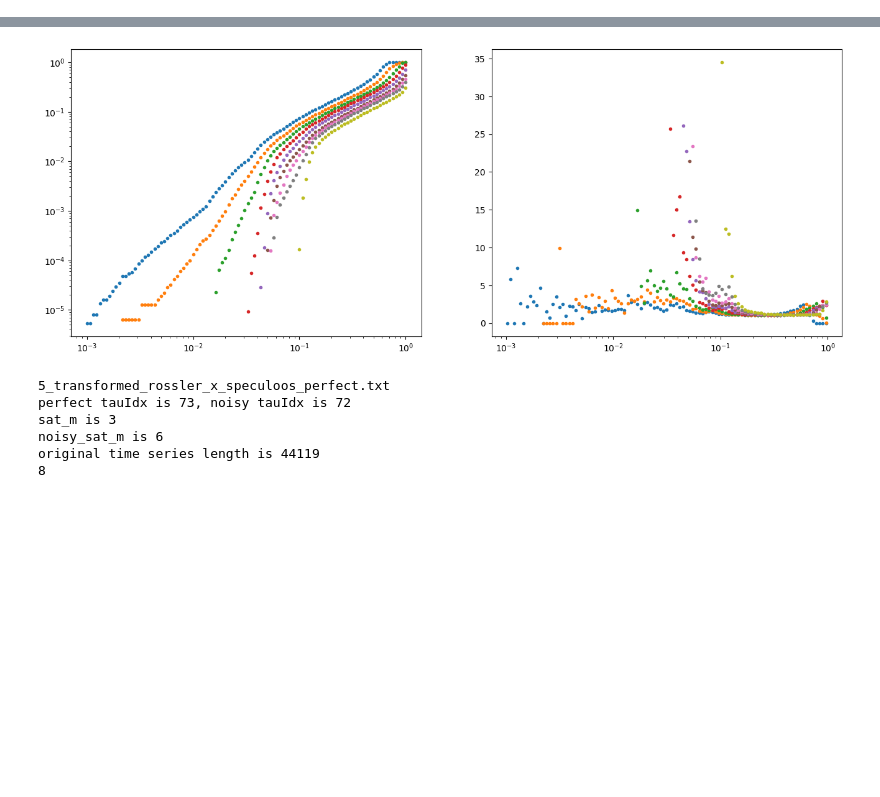
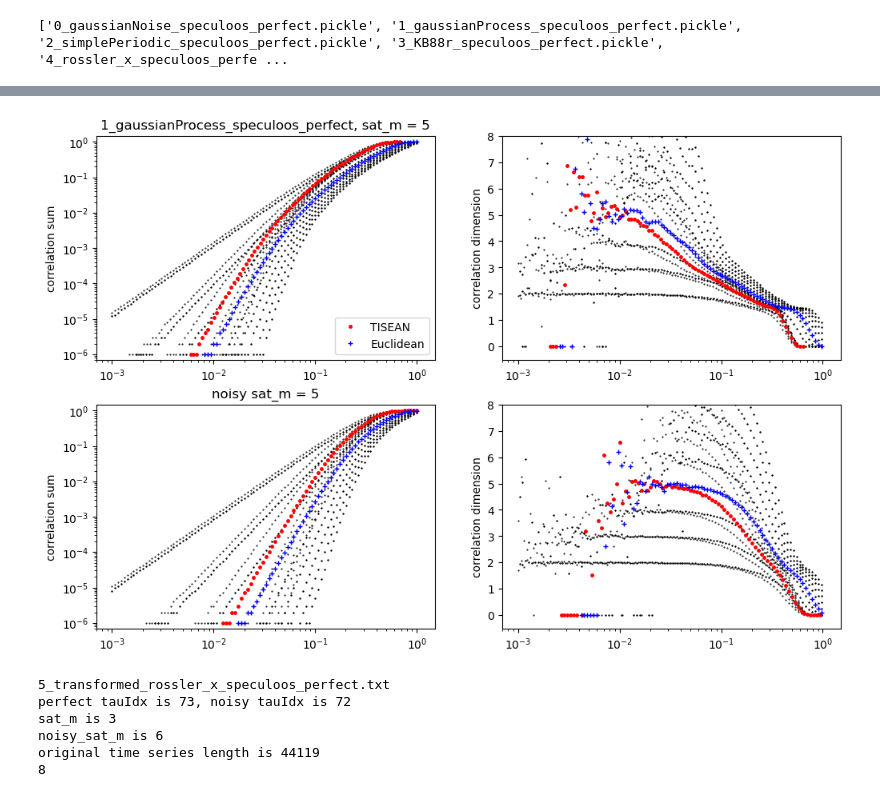
Before and after one commit to esandford/starspot_chaos, a Jupyter notebook: realistic_synthetic_data/analysis/analyzeSyntheticData_clean.ipynb, the cells around one changed output, grey strips where cells are left out. Saved outputs shown, nothing was run; the diff lists cells and outputs as text; code cells hidden in the pictures; blank space fills up the shorter version.

```diff
--- a/realistic_synthetic_data/analysis/analyzeSyntheticData_clean.ipynb
+++ b/realistic_synthetic_data/analysis/analyzeSyntheticData_clean.ipynb
@@ -453,0 +466,12 @@ def callAndSaveTiseanC2(rArr, tsp, mMax=10, timeCall=True, truncateIdx=None):
+# %%
+def loadTiseanC2(tsp):
+    C2 = Table.read("./c2arrs/{0}_tiseanC2.txt".format(tsp.filename.split(".txt")[0]),format="ascii")
+    noisy_C2 = Table.read("./c2arrs/{0}_noisy_tiseanC2.txt".format(tsp.filename.split(".txt")[0]),format="ascii")
+
+    D2 = Table.read("./c2arrs/{0}_tiseanD2.txt".format(tsp.filename.split(".txt")[0]),format="ascii")
+    noisy_D2 = Table.read("./c2arrs/{0}_noisy_tiseanD2.txt".format(tsp.filename.split(".txt")[0]),format="ascii")
+
+    H2 = Table.read("./c2arrs/{0}_tiseanH2.txt".format(tsp.filename.split(".txt")[0]),format="ascii")
+    noisy_H2 = Table.read("./c2arrs/{0}_noisy_tiseanH2.txt".format(tsp.filename.split(".txt")[0]),format="ascii")
+
+    return C2, noisy_C2, D2, noisy_D2, H2, noisy_H2
@@ -454,3 +549,14 @@ def callAndSaveTiseanC2(rArr, tsp, mMax=10, timeCall=True, truncateIdx=None):
+# %%
+list_of_tsp_filenames = []
+
+files = os.scandir(".")
+for file in files:
+    if ".pickle" in file.name:
+        list_of_tsp_filenames.append(file.name)
+list_of_tsp_filenames.sort()
+print(list_of_tsp_filenames)
+# %% [output]
+['0_gaussianNoise_speculoos_perfect.pickle', '1_gaussianProcess_speculoos_perfect.pickle', '2_simplePeriodic_speculoos_perfect.pickle', '3_KB88r_speculoos_perfect.pickle', '4_rossler_x_speculoos_perfe ...
 # %%
 # evenly log-spaced array of r values for c2, d2 calculation
 # the data are normalized to fall within the unit cube, so this only needs to range from 0 to 1
@@ -459,7 +565,7 @@ max_r = 1
 logrArr = np.linspace(np.log10(min_r),np.log10(max_r),100)
 rArr = 10**logrArr
 
-for tsp_filename in list_of_tsp_filenames[4:5]:
+for tsp_filename in list_of_tsp_filenames:
     with open (tsp_filename, 'rb') as f:
         tsp = pickle.load(f)
         print(tsp.filename.split(".txt")[0])
@@ -477,29 +583,49 @@ for tsp_filename in list_of_tsp_filenames[4:5]:
         if tsp.noisy_sat_m is None:
             tsp.noisy_sat_m = 10
 
-        print("perfect tauIdx is {0}, noisy tauIdx is {1}".format(tsp.bestTauIdx, tsp.noisy_bestTauIdx))
-        print("sat_m is {0}, noisy_sat_m is {1}".format(tsp.sat_m, tsp.noisy_sat_m))
+        #print("perfect tauIdx is {0}, noisy tauIdx is {1}".format(tsp.bestTauIdx, tsp.noisy_bestTauIdx))
+        #print("sat_m is {0}, noisy_sat_m is {1}".format(tsp.sat_m, tsp.noisy_sat_m))
 
         #timeSeriesPlot(tsp,savefig=True)
         #delayPlot(tsp,savefig=True)
         #spaceTimePlot(tsp,metric='euclidean',truncateIdx=5000,savefig=True)
 
-        print("original time series length is {0}".format(len(ts)))
-        #ts = ts[:10000]
-        #noisy_ts = noisy_ts[:10000]
+        #print("original time series length is {0}".format(len(ts)))
 
         # scale time series to be between 0 and 1. use the "noisy" scaling for both noisy *and* perfect,
         #   because we want them to be consistent, but the d2 call relies on all values falling between 0 and 1.
-        scaleMin = np.min(noisy_ts)
-        scaleRange = np.ptp(noisy_ts)
+        #scaleMin = np.min(noisy_ts)
+        #scaleRange = np.ptp(noisy_ts)
 
-        ts = (ts - scaleMin)/scaleRange
-        noisy_ts = (noisy_ts - scaleMin)/scaleRange
-        noisy_ts_err = data[:,3]/scaleRange
+        #ts = (ts - scaleMin)/scaleRange
+        #noisy_ts = (noisy_ts - scaleMin)/scaleRange
+        #noisy_ts_err = data[:,3]/scaleRange
 
-        #C0, C1, C2, nArr using a Euclidean distance metric
-        callAndSaveMyCq(rArr, tsp, timeCall=True, truncateIdx=1000)
+        #C0, C1, C2, D2 using a Euclidean distance metric
+        #callAndSaveMyCq(rArr, tsp, mMax=10, timeCall=True, truncateIdx=None)
 
         #C2, D2, H2 using TISEAN (chebyshev distance metric)
-        callAndSaveTiseanC2(rArr, tsp, mMax=10, timeCall=True, truncateIdx=5000)
+        #callAndSaveTiseanC2(rArr, tsp, mMax=10, timeCall=True, truncateIdx=None)
+        """
+        #load C0, C1, C2, D2 using Euclidean distance metric
+        Cq, noisy_Cq, D2, noisy_D2 = loadMyCq(tsp)
+        tC2, noisy_tC2, tD2, noisy_tD2, tH2, noisy_tH2 = loadTiseanC2(tsp)
+
+        tsp.euclideanCq = Cq
+        tsp.noisy_euclideanCq = noisy_Cq
+        tsp.euclideanD2 = D2
+        tsp.noisy_euclideanD2 = noisy_D2
+
+        tsp.tiseanC2 = tC2
+        tsp.noisy_tiseanC2 = noisy_tC2
+        tsp.tiseanD2 = tD2
+        tsp.noisy_tiseanD2 = noisy_tD2
+        tsp.tiseanH2 = tH2
+        tsp.noisy_tiseanH2 = noisy_tH2
+
+        with open('{0}.pickle'.format(tsp.filename.split(".txt")[0]), 'wb') as f:
+             # Pickle the 'data' dictionary using the highest protocol available.
+            pickle.dump(tsp, f)
+        """
+        plotC2D2(tsp, mMax=10,savefig=False)
 # %% [output]
@@ -528,3 +650,3 @@ Cq call took 0.01 minutes
-[figure, old version]
+[figure, new version]
 # %%
 for tsp in [list_of_tsps[-1]]:
```
Also changed, not shown: parts of 11 cells of this notebook, 14 other files.
